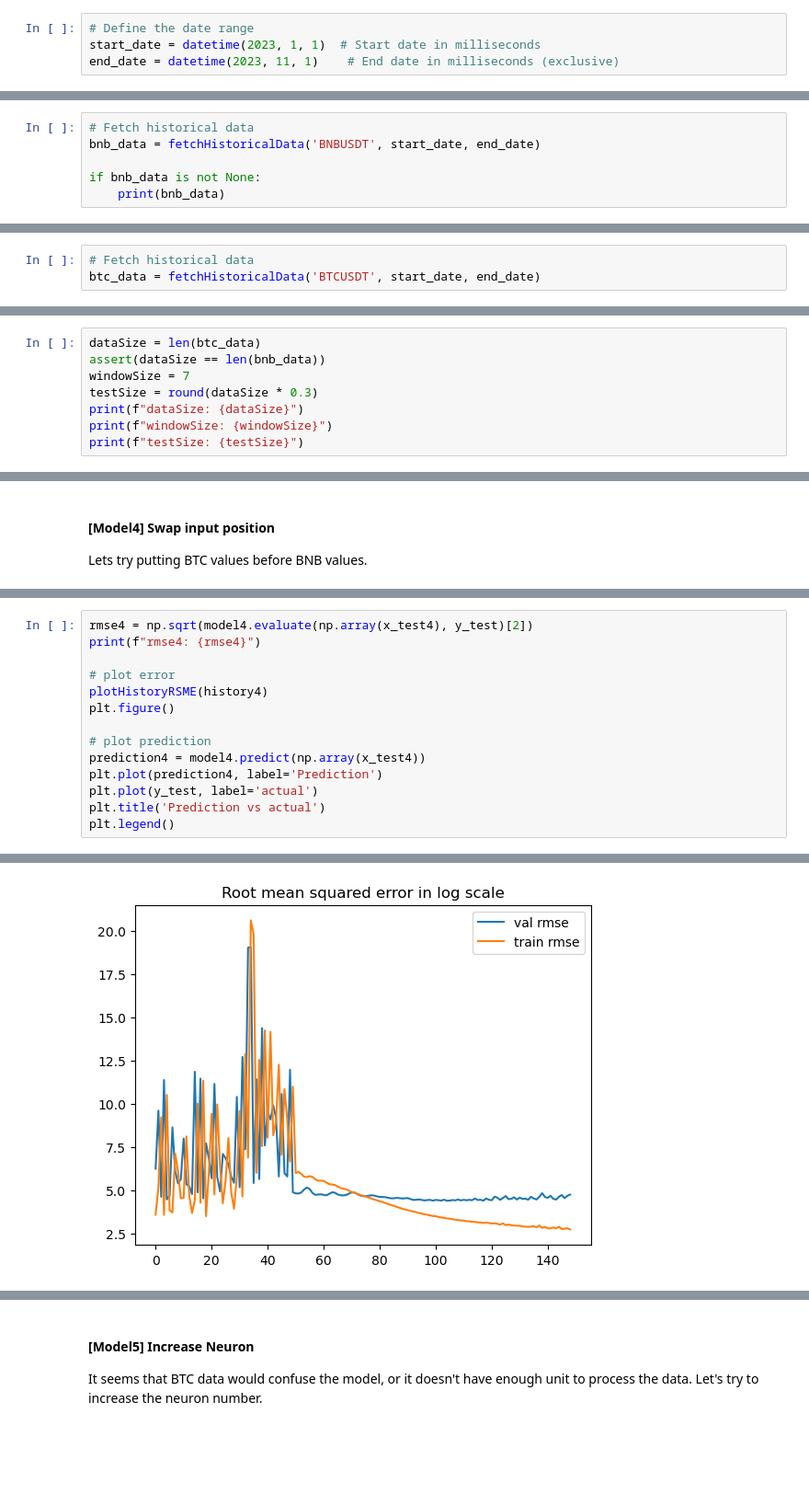
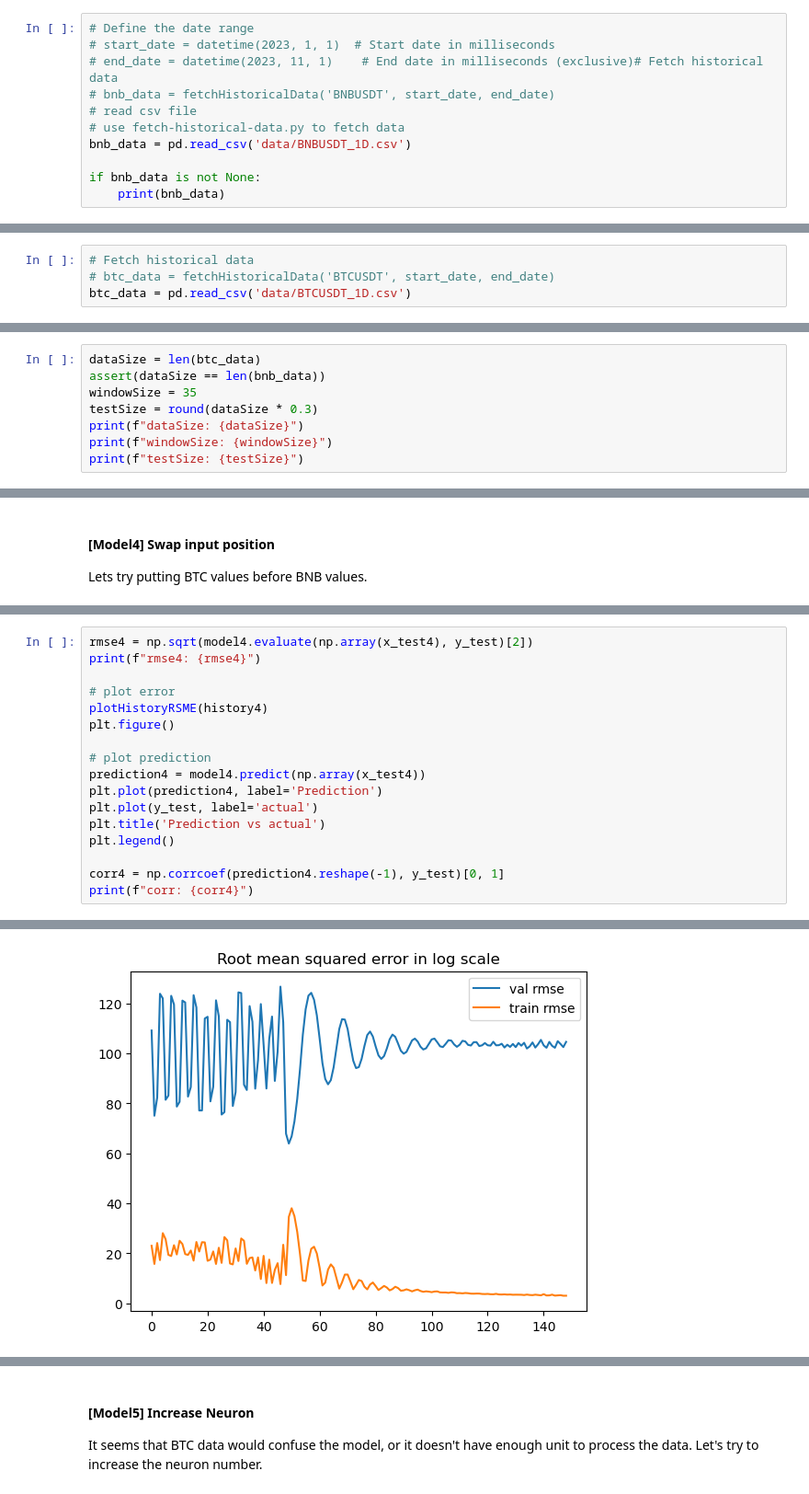
Before and after one commit to wwboy6/dl-btc-bnb, a Jupyter notebook: 01-btc_bnb-bnb-y2024-w7.ipynb, the cells around one changed output, grey strips where cells are left out. Shown: that part at 92% size. Cells and saved outputs as stored; diff of their text form; blank space fills up the shorter version.

Commit message:
feat: update notebook 01 with new data

```diff
--- a/01-btc_bnb-bnb-y2024-w7.ipynb
+++ b/01-btc_bnb-bnb-y2024-w7.ipynb
@@ -22,5 +22,12 @@ tf.config.list_physical_devices('GPU')
 [PhysicalDevice(name='/physical_device:GPU:0', device_type='GPU')]
 # %%
 # Define the date range
-start_date = datetime(2023, 1, 1)  # Start date in milliseconds
-end_date = datetime(2023, 11, 1)    # End date in milliseconds (exclusive)
+# start_date = datetime(2023, 1, 1)  # Start date in milliseconds
+# end_date = datetime(2023, 11, 1)    # End date in milliseconds (exclusive)# Fetch historical data
+# bnb_data = fetchHistoricalData('BNBUSDT', start_date, end_date)
+# read csv file
+# use fetch-historical-data.py to fetch data
+bnb_data = pd.read_csv('data/BNBUSDT_1D.csv')
+
+if bnb_data is not None:
+    print(bnb_data)
@@ -27,6 +48,0 @@ end_date = datetime(2023, 11, 1)    # End date in milliseconds (exclusive)
-# %%
-# Fetch historical data
-bnb_data = fetchHistoricalData('BNBUSDT', start_date, end_date)
-
-if bnb_data is not None:
-    print(bnb_data)
@@ -52,6 +53,7 @@ plotPriceDatas(bnb_data, 'BNB Price')
 # %%
 # Fetch historical data
-btc_data = fetchHistoricalData('BTCUSDT', start_date, end_date)
+# btc_data = fetchHistoricalData('BTCUSDT', start_date, end_date)
+btc_data = pd.read_csv('data/BTCUSDT_1D.csv')
 # %%
 if btc_data is not None:
     print(btc_data)
@@ -76,7 +78,7 @@ plotPriceDatas(btc_data, 'Bitcoin Price')
 # %%
 dataSize = len(btc_data)
 assert(dataSize == len(bnb_data))
-windowSize = 7
+windowSize = 35
 testSize = round(dataSize * 0.3)
 print(f"dataSize: {dataSize}")
 print(f"windowSize: {windowSize}")
@@ -452,4 +445,7 @@ plt.plot(prediction4, label='Prediction')
 plt.plot(y_test, label='actual')
 plt.title('Prediction vs actual')
 plt.legend()
+
+corr4 = np.corrcoef(prediction4.reshape(-1), y_test)[0, 1]
+print(f"corr: {corr4}")
 # %% [output]
@@ -461 +455 @@ epoch: 323
-[figure, old version]
+[figure, new version]
```
Also changed, not shown: parts of 30 cells of this notebook, 2 other files.
